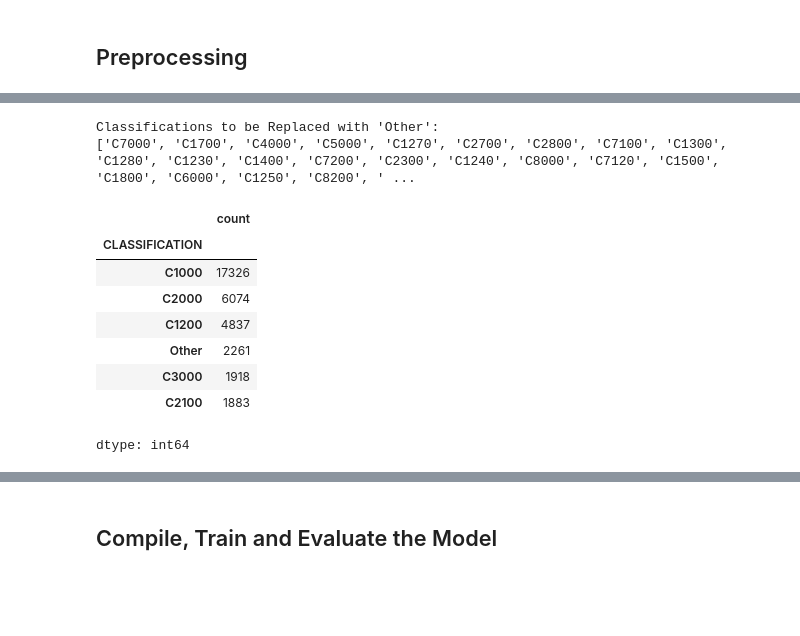
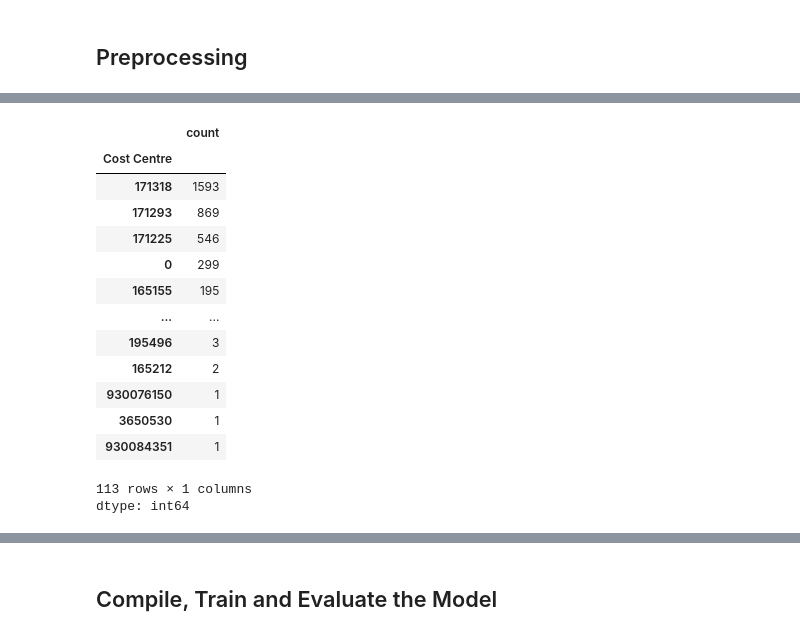
Before and after one commit to pin164/Automated-Expense-Categorization, a Jupyter notebook: Copy_of_Project4.ipynb, the cells around one changed output, grey strips where cells are left out. Cells and saved outputs as stored; diff of their text form; code cells hidden in the pictures; blank space fills up the shorter version.

```diff
--- a/Copy_of_Project4.ipynb
+++ b/Copy_of_Project4.ipynb
@@ -236,36 +48,18 @@ Name: count, dtype: int64
-# %%
-# Step 13:
-#  Choose a cutoff value of 1000 and create a list of classifications to be replaced
-# This list replaces less frequent classifications with a common category, called "Other".
-# This helps in reducing the complexity of the model by minimizing the number of unique classes.
-
-# Define the cutoff value
-cutoff = 1000  # Any classification with fewer than 1000 occurrences will be replaced
-
-#classifications_to_replace = classification_counts_gt1[classification_counts_gt1 < cutoff].index.tolist()
-classifications_to_replace = classification_counts[classification_counts < cutoff].index.tolist()
-
-# Display the list of classifications that will be replaced with 'Other'
-print("\nClassifications to be Replaced with 'Other':")
-print(classifications_to_replace)
-# %% [output]
-Classifications to be Replaced with 'Other':
-['C7000', 'C1700', 'C4000', 'C5000', 'C1270', 'C2700', 'C2800', 'C7100', 'C1300', 'C1280', 'C1230', 'C1400', 'C7200', 'C2300', 'C1240', 'C8000', 'C7120', 'C1500', 'C1800', 'C6000', 'C1250', 'C8200', ' ...
-# %%
-#Step 14
-# Replace in dataframe
-for cls in classifications_to_replace:
-    application_df['CLASSIFICATION'] = application_df['CLASSIFICATION'].replace(cls,"Other")
-
-# Check to make sure replacement was successful
-application_df['CLASSIFICATION'].value_counts()
-# %% [output]
-|  | count |
-| CLASSIFICATION |  |
-| C1000 | 17326 |
-| C2000 | 6074 |
-| C1200 | 4837 |
-| Other | 2261 |
-| C3000 | 1918 |
-| C2100 | 1883 |
-dtype: int64
+# %%
+Y_df.value_counts()
+# %% [output]
+|  | count |
+| Cost Centre |  |
+| 171318 | 1593 |
+| 171293 | 869 |
+| 171225 | 546 |
+| 0 | 299 |
+| 165155 | 195 |
+| ... | ... |
+| 195496 | 3 |
+| 165212 | 2 |
+| 930076150 | 1 |
+| 3650530 | 1 |
+| 930084351 | 1 |
+113 rows × 1 columns
+dtype: int64
```
Also changed, not shown: parts of 20 cells of this notebook.
